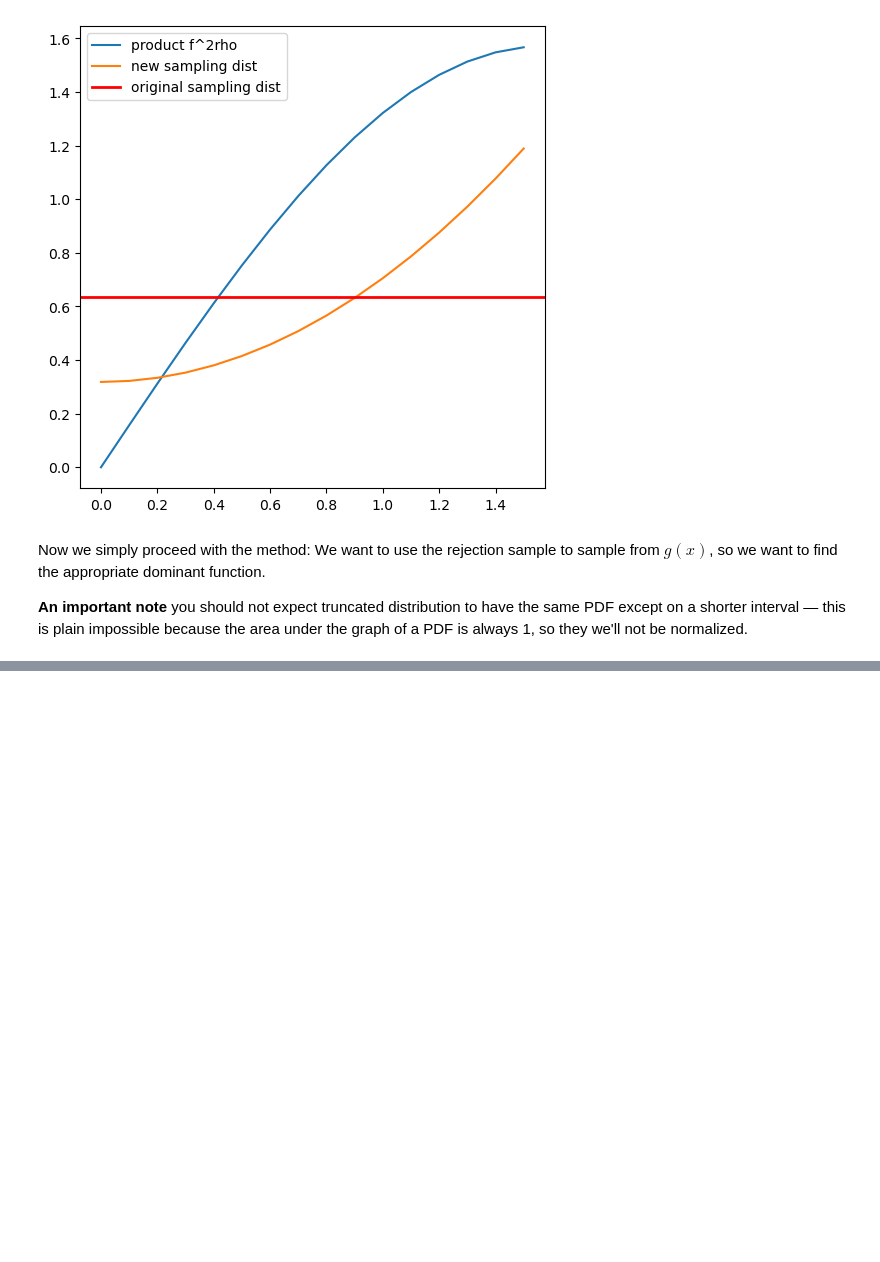
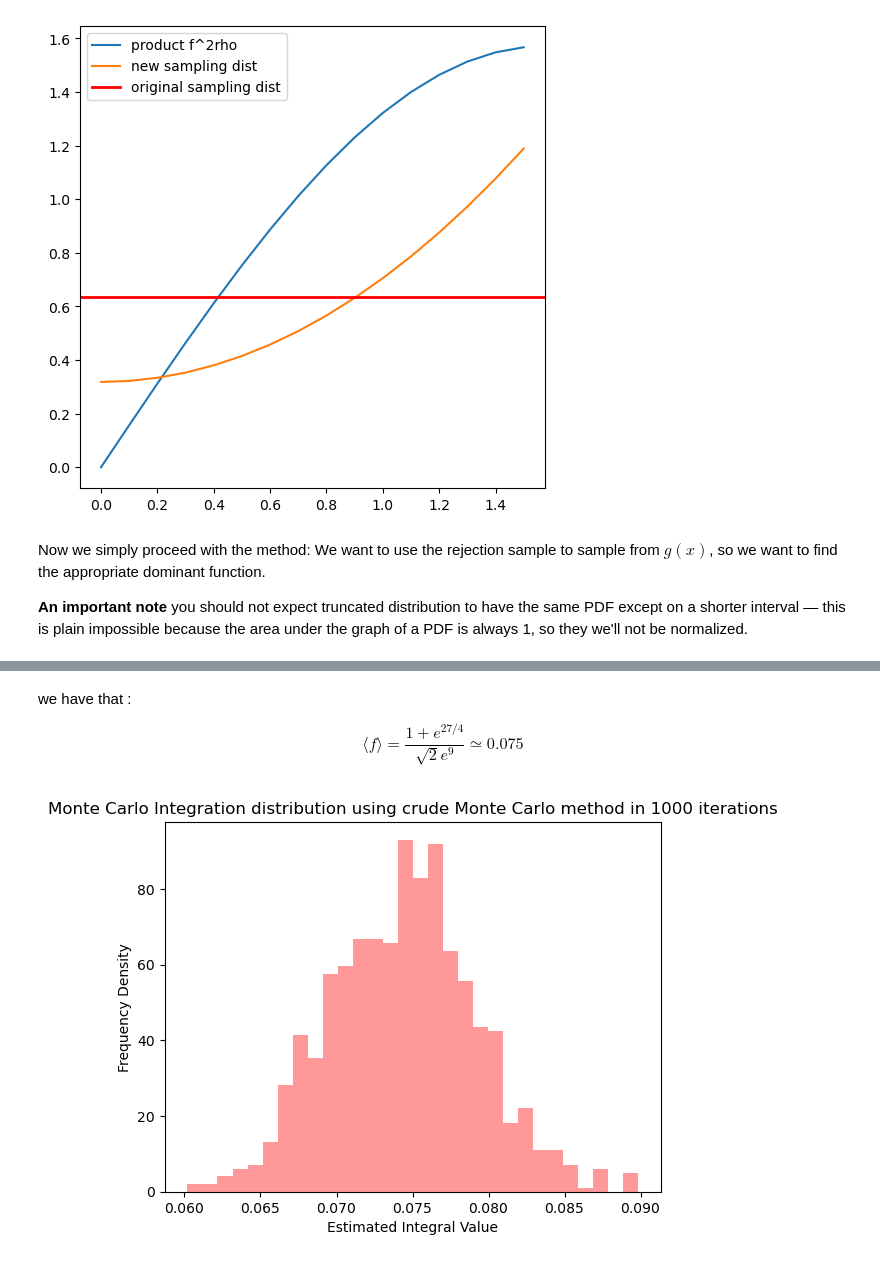
Before and after one commit to nunziatodamino/NMSM_2024, a Jupyter notebook: Block 1/Exercise 3 - Importance sampling.ipynb, the cells around one changed output, grey strips where cells are left out. Saved outputs shown, nothing was run; the diff lists cells and outputs as text; code cells hidden in the pictures; blank space fills up the shorter version.

```diff
--- a/Block 1/Exercise 3 - Importance sampling.ipynb
+++ b/Block 1/Exercise 3 - Importance sampling.ipynb
@@ -147,0 +193,32 @@ plt.show()
+# %% [markdown]
+we have that :
+
+$$\langle f \rangle = \frac{1 + e^{27/4}}{\sqrt{2} e^9} \simeq 0.075$$
+# %%
+@numba.njit
+def integration_function(x):
+    return np.exp(-(x - 3)**2 /2) + np.exp(-(x - 6)**2 /2)
+
+iterations = 1000
+random.seed()
+
+@numba.njit
+def crudeMonteCarlo (iterations):
+    sum = 0
+    for _ in range(iterations):
+        sum += integration_function(np.random.normal(0,1))
+    return sum / iterations
+
+generated_points=1000
+crude_mc_distribution=np.zeros(generated_points)
+
+for i in range (generated_points):
+    crude_mc_distribution[i]=crudeMonteCarlo(iterations)
+
+plt.hist(crude_mc_distribution, bins=30, density=True, alpha=0.4, color='r')
+plt.xlabel("Estimated Integral Value")
+plt.ylabel("Frequency Density")
+plt.title(f"Monte Carlo Integration distribution using crude Monte Carlo method in {iterations} iterations")
+plt.show()
+# %% [output]
+[figure, added]
```
Also changed, not shown: parts of 7 cells of this notebook, 13 other files.
